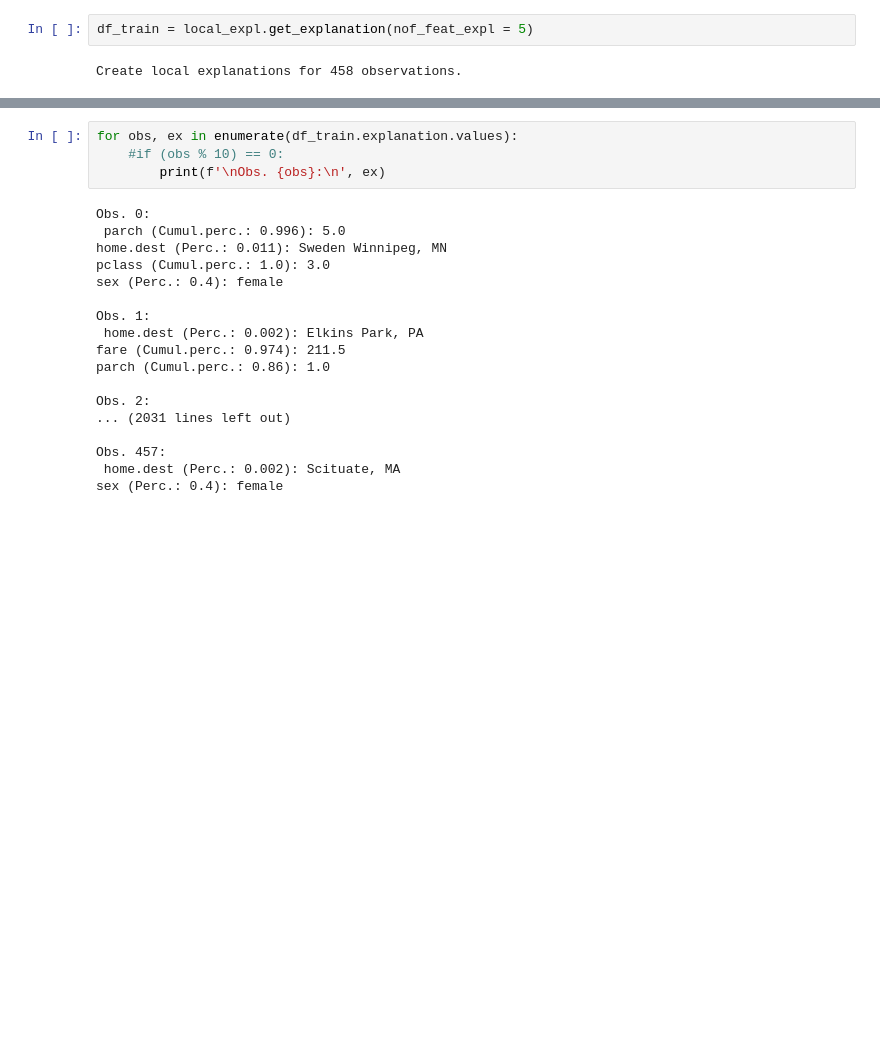
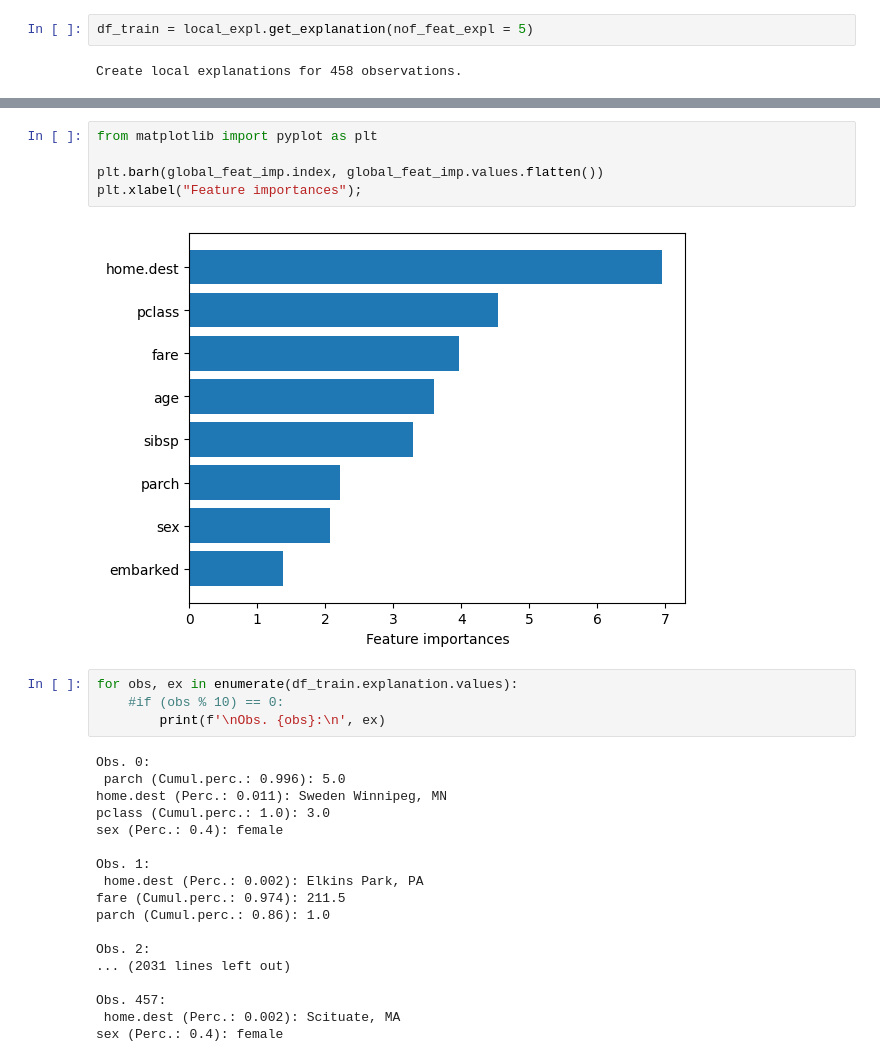
Before and after one commit to AVoss84/bhad, a Jupyter notebook: src/notebooks/Titanic_Example.ipynb, the cells around one changed output, grey strips where cells are left out. Saved outputs shown, nothing was run; the diff lists cells and outputs as text; blank space fills up the shorter version.

```diff
--- a/src/notebooks/Titanic_Example.ipynb
+++ b/src/notebooks/Titanic_Example.ipynb
@@ -110,3 +110,10 @@ local_expl.global_feat_imp         # based on X_train
+# %%
+from matplotlib import pyplot as plt
+
+plt.barh(global_feat_imp.index, global_feat_imp.values.flatten())
+plt.xlabel("Feature importances");
+# %% [output]
+[figure, added]
 # %%
 for obs, ex in enumerate(df_train.explanation.values):
     #if (obs % 10) == 0:
```
Also changed, not shown: parts of 2 cells of this notebook, 4 other files.
